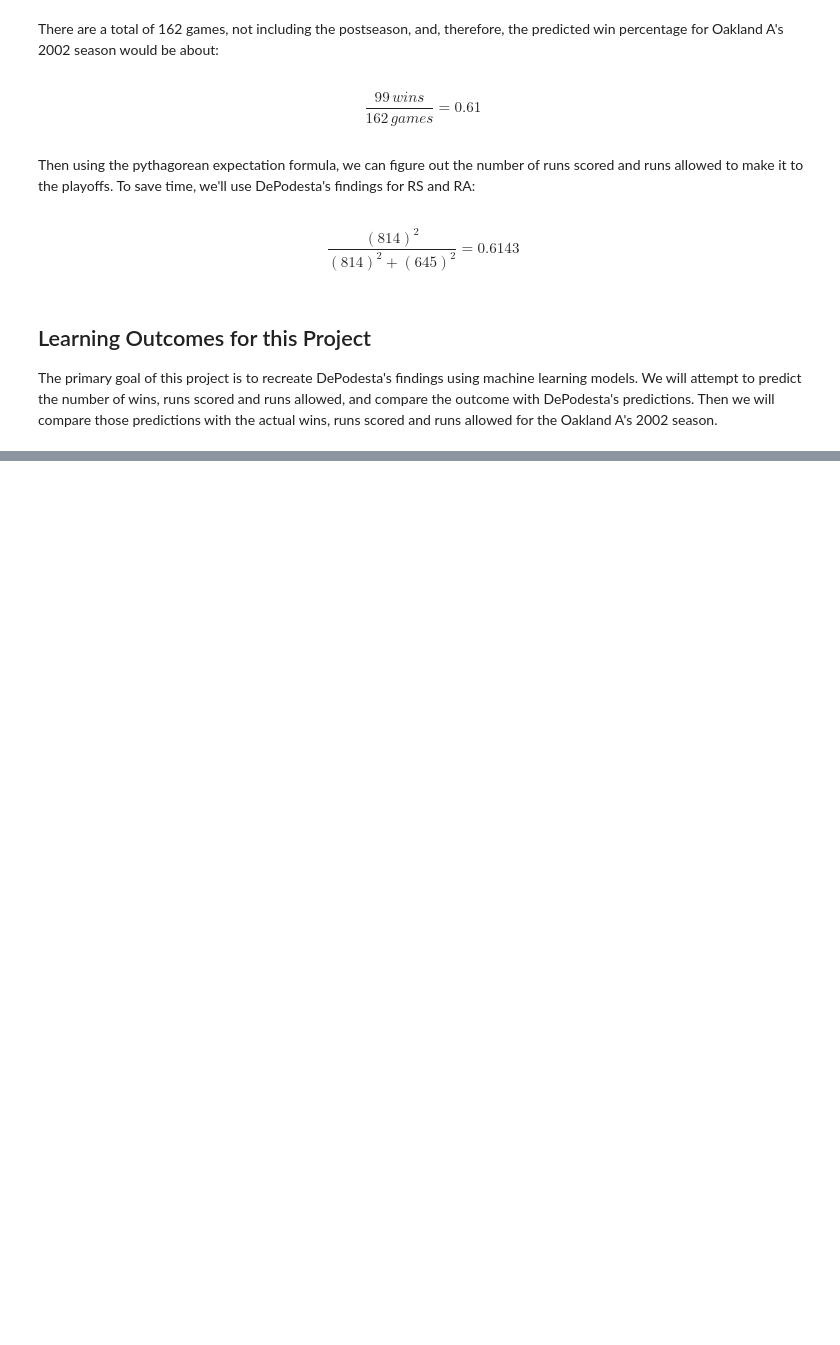
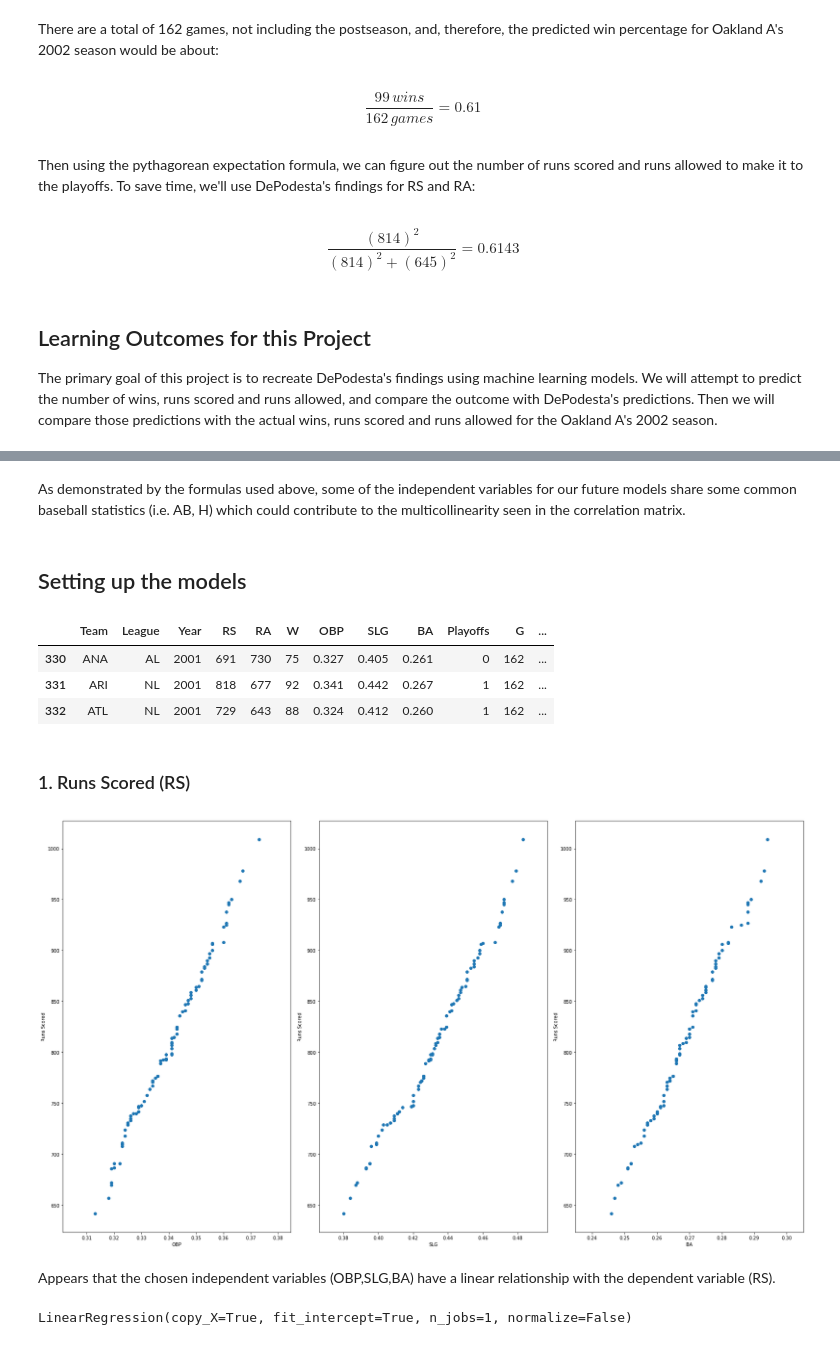
Before and after one commit to GlennSG/Moneyball, a Jupyter notebook: Moneyball Supervised Learning Analysis.ipynb, the cells around one changed output, grey strips where cells are left out. Cells and saved outputs as stored; diff of their text form; code cells hidden in the pictures; blank space fills up the shorter version.

```diff
--- a/Moneyball Supervised Learning Analysis.ipynb
+++ b/Moneyball Supervised Learning Analysis.ipynb
@@ -112,0 +179,35 @@ The primary goal of this project is to recreate DePodesta's findings using machi
+# %% [markdown]
+As demonstrated by the formulas used above, some of the independent variables for our future models share some common baseball statistics (i.e. AB, H) which could contribute to the multicollinearity seen in the correlation matrix.
+# %% [markdown]
+## Setting up the models
+# %%
+mb_data.head(3)
+# %% [output]
+|  | Team | League | Year | RS | RA | W | OBP | SLG | BA | Playoffs | G | ... |
+| 330 | ANA | AL | 2001 | 691 | 730 | 75 | 0.327 | 0.405 | 0.261 | 0 | 162 | ... |
+| 331 | ARI | NL | 2001 | 818 | 677 | 92 | 0.341 | 0.442 | 0.267 | 1 | 162 | ... |
+| 332 | ATL | NL | 2001 | 729 | 643 | 88 | 0.324 | 0.412 | 0.260 | 1 | 162 | ... |
+# %% [markdown]
+### 1. Runs Scored (RS)
+# %%
+X_RS = mb_data[["OBP","SLG","BA"]]
+y_RS = mb_data["RS"]
+# %%
+from numpy.polynomial.polynomial import polyfit
+
+fig,ax = plt.subplots(nrows=1,ncols=3)
+y_ax = 0
+for col in X_RS.columns:
+    x_sort = sorted(X_RS[col].values)
+    y_sort = sorted(y_RS.values)
+    ax[y_ax].scatter(x_sort,y_sort)
+    ax[y_ax].set_ylabel("Runs Scored")
+    ax[y_ax].set_xlabel("{}".format(col))
+    y_ax += 1
+
+fig.tight_layout()
+plt.show()
+# %% [output]
+[figure, added]
+# %% [markdown]
+Appears that the chosen independent variables (OBP,SLG,BA) have a linear relationship with the dependent variable (RS).
@@ -112,0 +218,7 @@ The primary goal of this project is to recreate DePodesta's findings using machi
+# %%
+# fit linear regression to RS dataset
+from sklearn.linear_model import LinearRegression
+regr_RS = LinearRegression()
+regr_RS.fit(X_train,y_train)
+# %% [output]
+LinearRegression(copy_X=True, fit_intercept=True, n_jobs=1, normalize=False)
```
Also changed, not shown: parts of 75 cells of this notebook.
